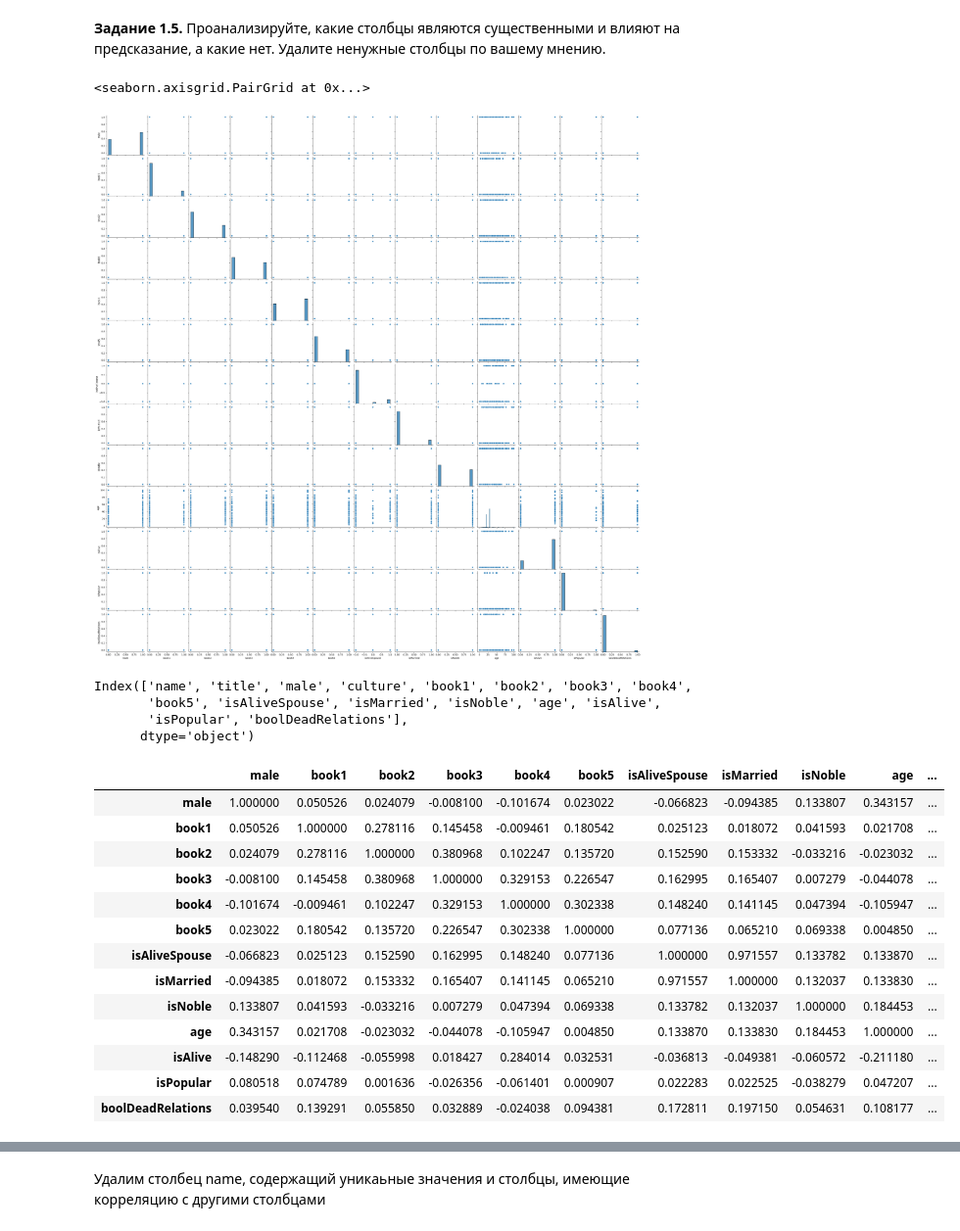
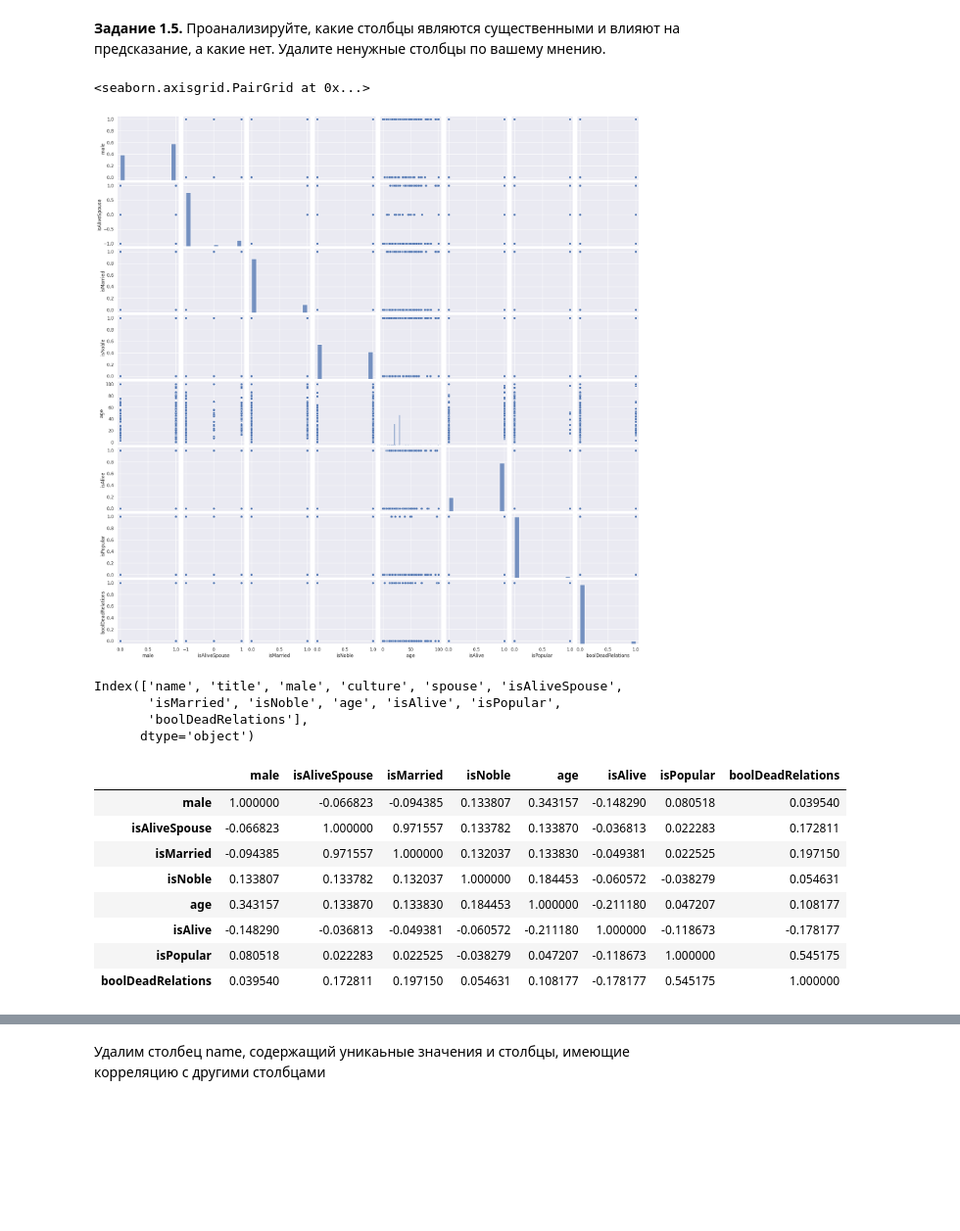
Before and after one commit to ostrowsky/Deep-Learning-School, a Jupyter notebook: week_01_ml_intro/Homework/hw_1_game_of_thrones.ipynb, the cells around one changed output, grey strips where cells are left out. Shown at 98% size. Drawn from its saved outputs; the diff is of its cells as text; code cells hidden in the pictures; blank space fills up the shorter version.

```diff
--- a/week_01_ml_intro/Homework/hw_1_game_of_thrones.ipynb
+++ b/week_01_ml_intro/Homework/hw_1_game_of_thrones.ipynb
@@ -160,7 +150,8 @@ data.loc[data.isAliveSpouse.isna(), 'isAliveSpouse']  = -1
 # %% [markdown]
 Удалим неинформативные столбцы, имеющие менее 50 значений:
 # %%
-data.drop(columns=['mother', 'father', 'heir', 'house', 'spouse', 'isAliveMother', 'isAliveFather', 'isAliveHeir'], inplace=True)
+data.drop(columns=['mother', 'father', 'heir', 'house', 'isAliveMother', 'isAliveFather', 'isAliveHeir', 'book1', 'book2',
+       'book3', 'book4', 'book5'], inplace=True)
 # %%
 data[['dateOfBirth', 'age']].corr()
 # %% [output]
@@ -277,31 +272,26 @@ import seaborn as sns
 sns.pairplot(data)
 # %% [output]
 <seaborn.axisgrid.PairGrid at 0x...>
-[figure, old version]
+[figure, new version]
 # %%
 data.columns
 # %% [output]
-Index(['name', 'title', 'male', 'culture', 'book1', 'book2', 'book3', 'book4',
-       'book5', 'isAliveSpouse', 'isMarried', 'isNoble', 'age', 'isAlive',
-       'isPopular', 'boolDeadRelations'],
+Index(['name', 'title', 'male', 'culture', 'spouse', 'isAliveSpouse',
+       'isMarried', 'isNoble', 'age', 'isAlive', 'isPopular',
+       'boolDeadRelations'],
       dtype='object')
 # %%
-data[[ 'male', 'book1', 'book2', 'book3', 'book4',
-       'book5', 'isAliveSpouse', 'isMarried', 'isNoble', 'age', 'isAlive',
+data[[ 'male',  #'book1', 'book2', 'book3', 'book4', 'book5',
+      'isAliveSpouse', 'isMarried', 'isNoble', 'age', 'isAlive',
        'isPopular', 'boolDeadRelations']].corr()
 # %% [output]
-|  | male | book1 | book2 | book3 | book4 | book5 | isAliveSpouse | isMarried | isNoble | age | ... |
-| male | 1.000000 | 0.050526 | 0.024079 | -0.008100 | -0.101674 | 0.023022 | -0.066823 | -0.094385 | 0.133807 | 0.343157 | ... |
-| book1 | 0.050526 | 1.000000 | 0.278116 | 0.145458 | -0.009461 | 0.180542 | 0.025123 | 0.018072 | 0.041593 | 0.021708 | ... |
-| book2 | 0.024079 | 0.278116 | 1.000000 | 0.380968 | 0.102247 | 0.135720 | 0.152590 | 0.153332 | -0.033216 | -0.023032 | ... |
-| book3 | -0.008100 | 0.145458 | 0.380968 | 1.000000 | 0.329153 | 0.226547 | 0.162995 | 0.165407 | 0.007279 | -0.044078 | ... |
-| book4 | -0.101674 | -0.009461 | 0.102247 | 0.329153 | 1.000000 | 0.302338 | 0.148240 | 0.141145 | 0.047394 | -0.105947 | ... |
-| book5 | 0.023022 | 0.180542 | 0.135720 | 0.226547 | 0.302338 | 1.000000 | 0.077136 | 0.065210 | 0.069338 | 0.004850 | ... |
-| isAliveSpouse | -0.066823 | 0.025123 | 0.152590 | 0.162995 | 0.148240 | 0.077136 | 1.000000 | 0.971557 | 0.133782 | 0.133870 | ... |
-| isMarried | -0.094385 | 0.018072 | 0.153332 | 0.165407 | 0.141145 | 0.065210 | 0.971557 | 1.000000 | 0.132037 | 0.133830 | ... |
-| isNoble | 0.133807 | 0.041593 | -0.033216 | 0.007279 | 0.047394 | 0.069338 | 0.133782 | 0.132037 | 1.000000 | 0.184453 | ... |
-| age | 0.343157 | 0.021708 | -0.023032 | -0.044078 | -0.105947 | 0.004850 | 0.133870 | 0.133830 | 0.184453 | 1.000000 | ... |
-| isAlive | -0.148290 | -0.112468 | -0.055998 | 0.018427 | 0.284014 | 0.032531 | -0.036813 | -0.049381 | -0.060572 | -0.211180 | ... |
-| isPopular | 0.080518 | 0.074789 | 0.001636 | -0.026356 | -0.061401 | 0.000907 | 0.022283 | 0.022525 | -0.038279 | 0.047207 | ... |
-| boolDeadRelations | 0.039540 | 0.139291 | 0.055850 | 0.032889 | -0.024038 | 0.094381 | 0.172811 | 0.197150 | 0.054631 | 0.108177 | ... |
+|  | male | isAliveSpouse | isMarried | isNoble | age | isAlive | isPopular | boolDeadRelations |
+| male | 1.000000 | -0.066823 | -0.094385 | 0.133807 | 0.343157 | -0.148290 | 0.080518 | 0.039540 |
+| isAliveSpouse | -0.066823 | 1.000000 | 0.971557 | 0.133782 | 0.133870 | -0.036813 | 0.022283 | 0.172811 |
+| isMarried | -0.094385 | 0.971557 | 1.000000 | 0.132037 | 0.133830 | -0.049381 | 0.022525 | 0.197150 |
+| isNoble | 0.133807 | 0.133782 | 0.132037 | 1.000000 | 0.184453 | -0.060572 | -0.038279 | 0.054631 |
+| age | 0.343157 | 0.133870 | 0.133830 | 0.184453 | 1.000000 | -0.211180 | 0.047207 | 0.108177 |
+| isAlive | -0.148290 | -0.036813 | -0.049381 | -0.060572 | -0.211180 | 1.000000 | -0.118673 | -0.178177 |
+| isPopular | 0.080518 | 0.022283 | 0.022525 | -0.038279 | 0.047207 | -0.118673 | 1.000000 | 0.545175 |
+| boolDeadRelations | 0.039540 | 0.172811 | 0.197150 | 0.054631 | 0.108177 | -0.178177 | 0.545175 | 1.000000 |
 # %%
```
Also changed, not shown: parts of 28 cells of this notebook.
